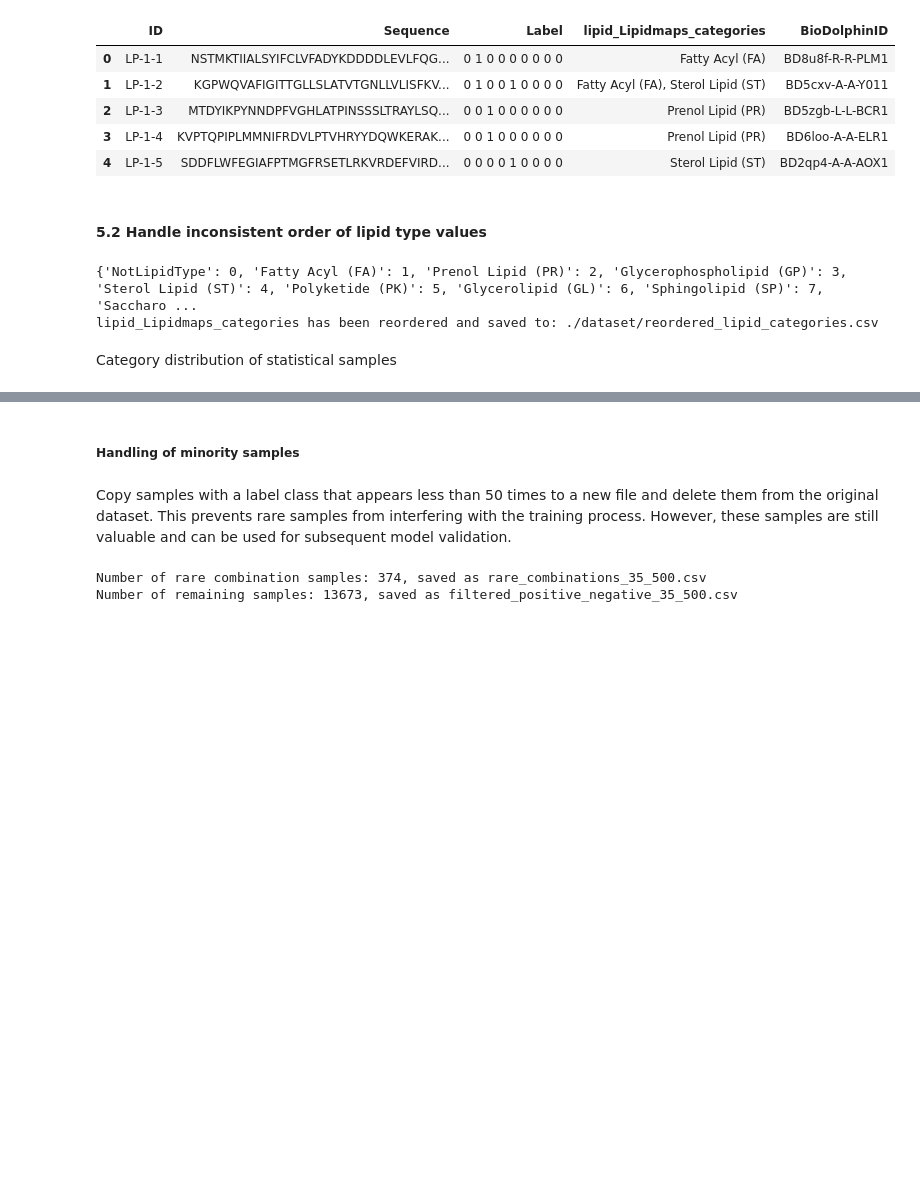
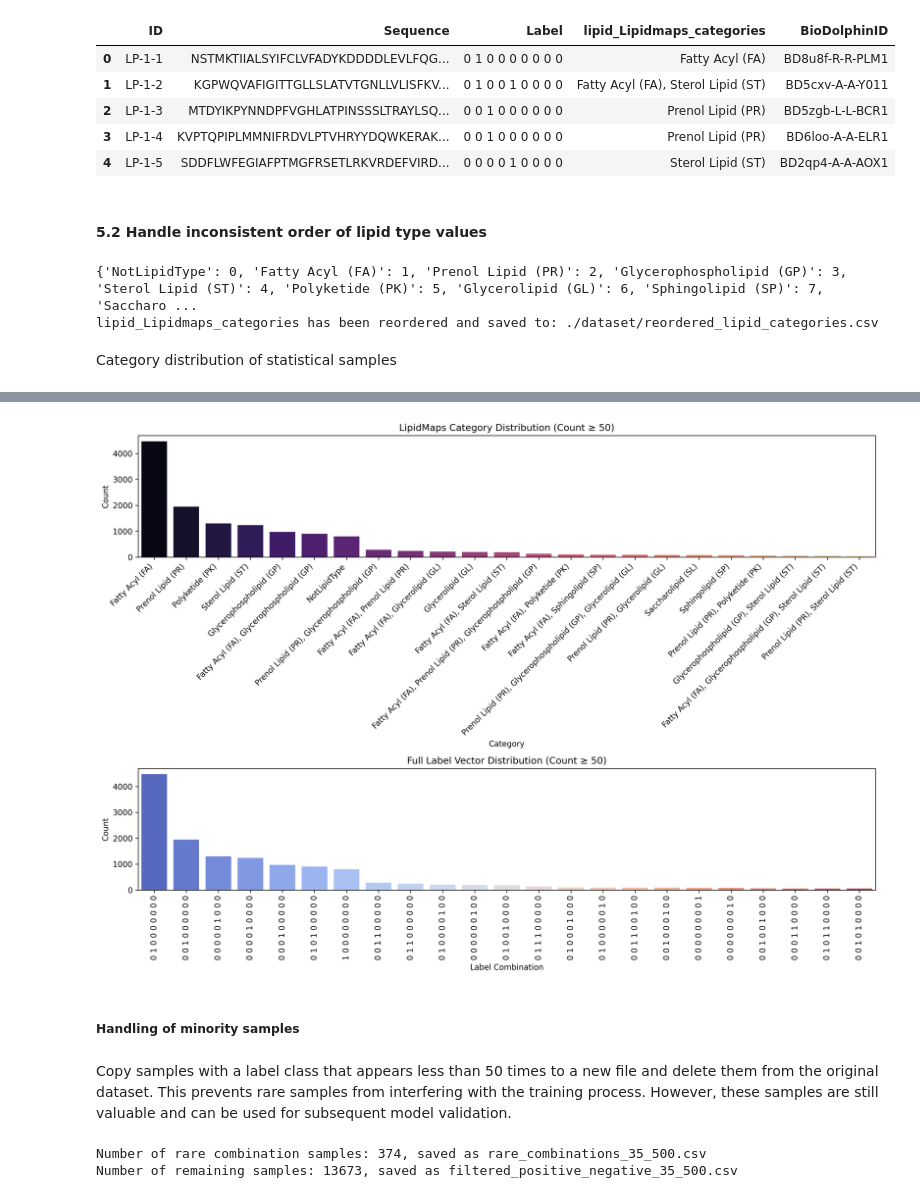
Before and after one commit to Noora68/PLiCat, a Jupyter notebook: process_data/data_preprocessing.ipynb, the cells around one changed output, grey strips where cells are left out. Saved outputs shown, nothing was run; the diff lists cells and outputs as text; code cells hidden in the pictures; blank space fills up the shorter version.

```diff
--- a/process_data/data_preprocessing.ipynb
+++ b/process_data/data_preprocessing.ipynb
@@ -426,6 +745,26 @@ CD-HIT was used to deduplicate (cluster) protein sequences. We selected an ident
 - It helps improve model generalization and predictive power.
 # %% [markdown]
 ##### Convert negative sample csv file to fasta file
+# %%
+import pandas as pd
+
+df = pd.read_csv('./dataset/no_lipid_binding_proteins_35_500.csv')
+
+# Export to FASTA file
+with open('./dataset/no_lipid_binding_proteins_35_500.fasta', 'w') as fasta_file:
+    for _, row in df.iterrows():
+        seq_id = str(row['Entry'])
+        sequence = str(row['Sequence'])
+
+        # Skip entries with missing ID or sequence
+        if pd.isna(seq_id) or pd.isna(sequence):
+            continue
+
+        # Write FASTA format: identifier line starting with '>' followed by sequence
+        fasta_file.write(f">{seq_id}\n")
+        # Split sequence into lines with maximum 70 characters (FASTA standard)
+        for i in range(0, len(sequence), 70):
+            fasta_file.write(sequence[i:i+70] + '\n')
 # %% [markdown]
 【1】Copy the FASTA files from the Windows system to the Ubuntu directory `dataset` . The directory here needs to be adjusted according to actual conditions. <br/>
 `cp /mnt/d/PLiCat/data/dataset/*.fasta ~/dataset`
@@ -746,3 +1085,73 @@ print(f"lipid_Lipidmaps_categories has been reordered and saved to: {output_path
 lipid_Lipidmaps_categories has been reordered and saved to: ./dataset/reordered_lipid_categories.csv
 # %% [markdown]
 Category distribution of statistical samples
+# %%
+import pandas as pd
+import matplotlib.pyplot as plt
+import seaborn as sns
+import json
+
+# Read CSV file
+df = pd.read_csv("./dataset/reordered_lipid_categories.csv")
+
+# ====== Analyze lipid_Lipidmaps_categories ======
+category_counts = df['lipid_Lipidmaps_categories'].value_counts(dropna=False).reset_index()
+category_counts.columns = ['Group', 'Count']
+category_counts['Type'] = 'Category'
+print("Count for each lipid_Lipidmaps_categories:")
+print(category_counts)
+
+# ====== Analyze overall labels (by complete string combinations) ======
+df['Label_str'] = df['Label'].astype(str).str.strip().replace(r'\s+', ' ', regex=True)
+
+label_group_counts = df['Label_str'].value_counts().reset_index()
+label_group_counts.columns = ['Group', 'Count']
+label_group_counts['Type'] = 'Label'
+print("\nCount for each label combination:")
+print(label_group_counts)
+
+# ====== Combine the two statistics tables ======
+combined_counts = pd.concat([category_counts, label_group_counts], ignore_index=True)
+combined_counts.to_csv("./dataset/combined_lipid_label_counts2.csv", index=False)
+
+# ====== Filter to show only groups with Count >= 50 ======
+category_counts_filtered = category_counts[category_counts['Count'] >= 50]
+label_group_counts_filtered = label_group_counts[label_group_counts['Count'] >= 50]
+
+# ====== Save filtered category distribution as JSON file ======
+category_counts_dict = category_counts_filtered.to_dict('records')
+with open("./dataset/category_counts_filtered.json", "w") as f:
+    json.dump(category_counts_dict, f, indent=4)
+print("\nFiltered category distribution saved as category_counts_filtered.json")
+
+# ====== Save as dictionary with integer keys and category name values ======
+# Extract category names and create dictionary with 0-based integer keys
+category_name_dict = {i: category for i, category in enumerate(category_counts_filtered['Group'])}
+# Save the dictionary as JSON file
+with open("./dataset/category_name_dict.json", "w") as f:
+    json.dump(category_name_dict, f, indent=4)
+print("Category name dictionary (with integer keys) saved as category_name_dict.json")
+
+# ====== Plot comparison ======
+plt.figure(figsize=(14, 10), dpi=300)
+
+# Subplot 1: Category statistics (Count >= 50)
+plt.subplot(2, 1, 1)
+sns.barplot(data=category_counts_filtered, x='Group', y='Count', hue='Group', palette="magma", legend=False)
+plt.title("LipidMaps Category Distribution (Count ≥ 50)")
+plt.xticks(rotation=45, ha='right')
+plt.xlabel("Category")
+plt.ylabel("Count")
+
+# Subplot 2: Label combination statistics (Count >= 50)
+plt.subplot(2, 1, 2)
+sns.barplot(data=label_group_counts_filtered, x='Group', y='Count', hue='Group', palette="coolwarm", legend=False)
+plt.title("Full Label Vector Distribution (Count ≥ 50)")
+plt.xticks(rotation=90, ha='center')
+plt.xlabel("Label Combination")
+plt.ylabel("Count")
+
+plt.tight_layout()
+plt.savefig("./dataset/images/filtered_category_label_distribution.png", dpi=300)
+plt.show()
+# %% [output]
@@ -749,3 +1175,4 @@ Category distribution of statistical samples
+[figure, added]
 # %% [markdown]
 ##### Handling of minority samples
 # %% [markdown]
```
Also changed, not shown: parts of 25 cells of this notebook.
